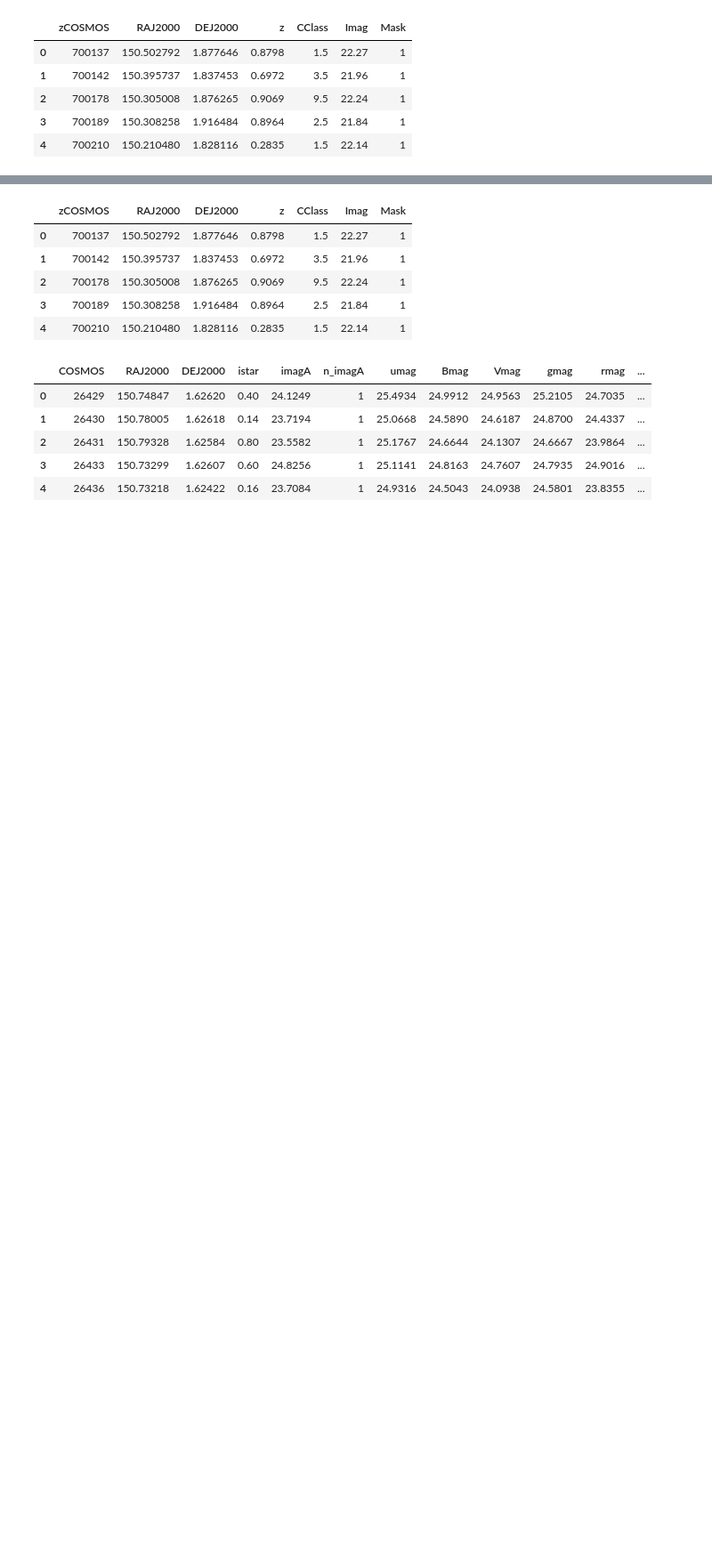
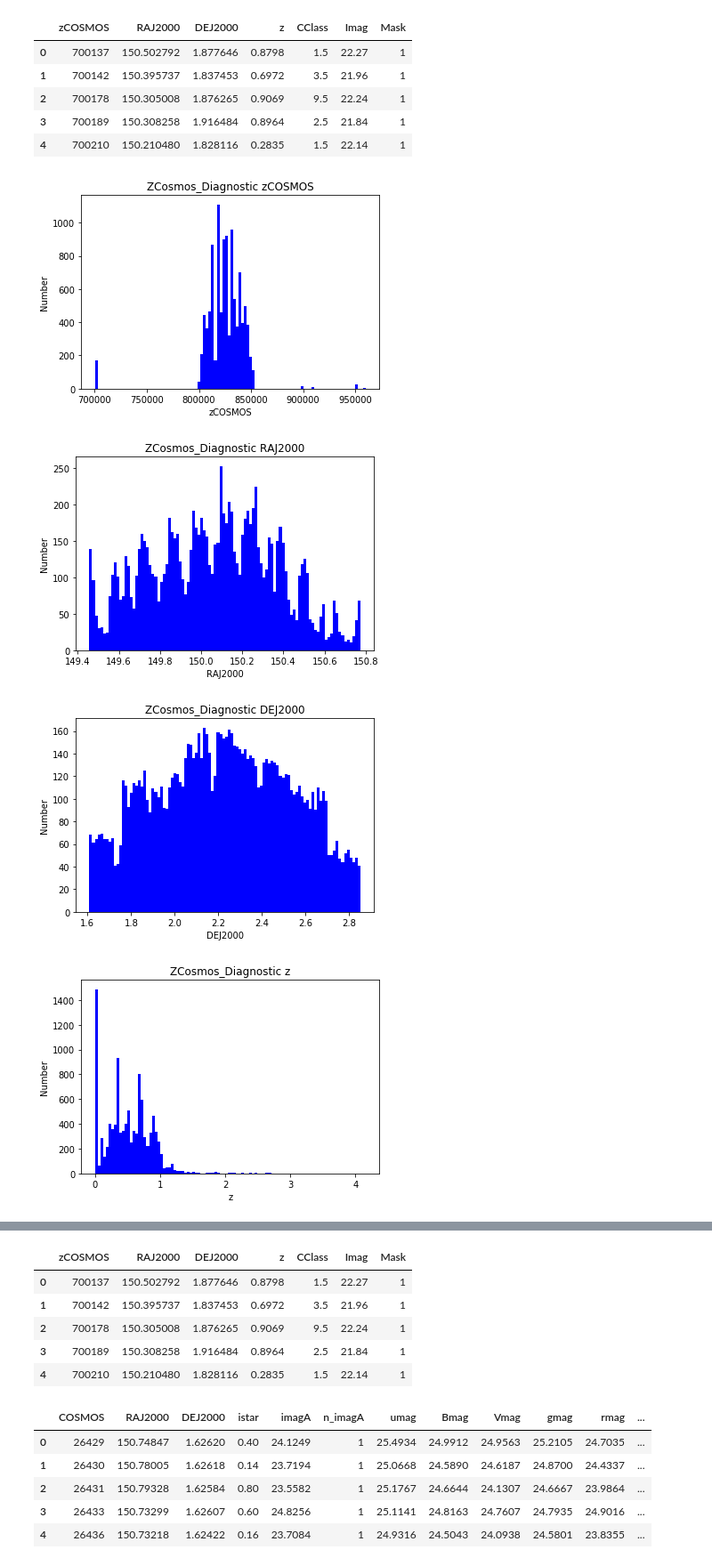
Before and after one commit to lialubit/Redshift, a Jupyter notebook: redshift.ipynb, the cells around one changed output, grey strips where cells are left out. Shown at 89% size. Cells and saved outputs as stored; diff of their text form; code cells hidden in the pictures; blank space fills up the shorter version.

```diff
--- a/redshift.ipynb
+++ b/redshift.ipynb
@@ -64,3 +64,17 @@ zcosmos_df.head()
 | 2 | 700178 | 150.305008 | 1.876265 | 0.9069 | 9.5 | 22.24 | 1 |
 | 3 | 700189 | 150.308258 | 1.916484 | 0.8964 | 2.5 | 21.84 | 1 |
 | 4 | 700210 | 150.210480 | 1.828116 | 0.2835 | 1.5 | 22.14 | 1 |
+# %%
+##diagnostic to find abnormal placeholder values for removal
+for i in zcosmos_df:
+    plt.hist(zcosmos_df[i], color='blue', linewidth=5, bins=100)
+    plt.xlabel(i)
+    plt.ylabel("Number")
+    plt.title("ZCosmos_Diagnostic" + " " + i)
+    plt.savefig("ZCosmos_Diagnostic" + " " + i + " " + "Plot.png")
+    plt.show()
+# %% [output]
+[figure, added]
+[figure, added]
+[figure, added]
+[figure, added]
```
Also changed, not shown: parts of 29 cells of this notebook.
